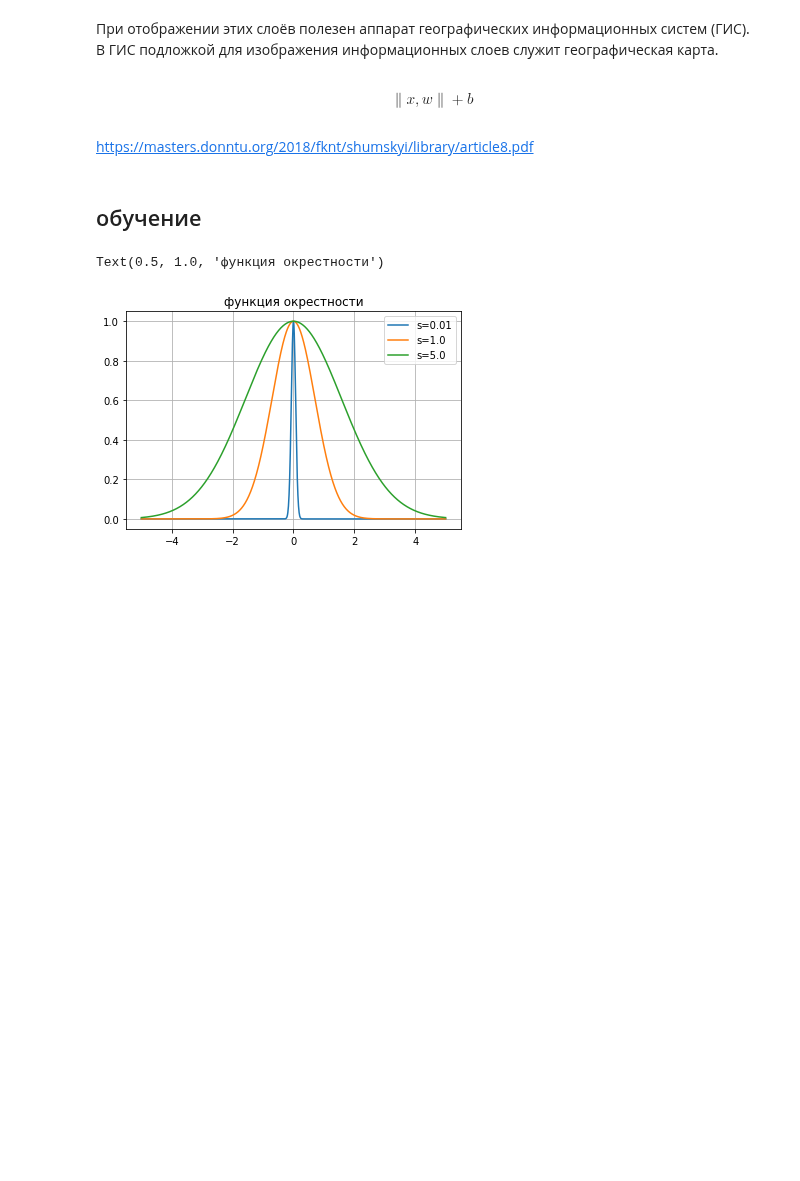
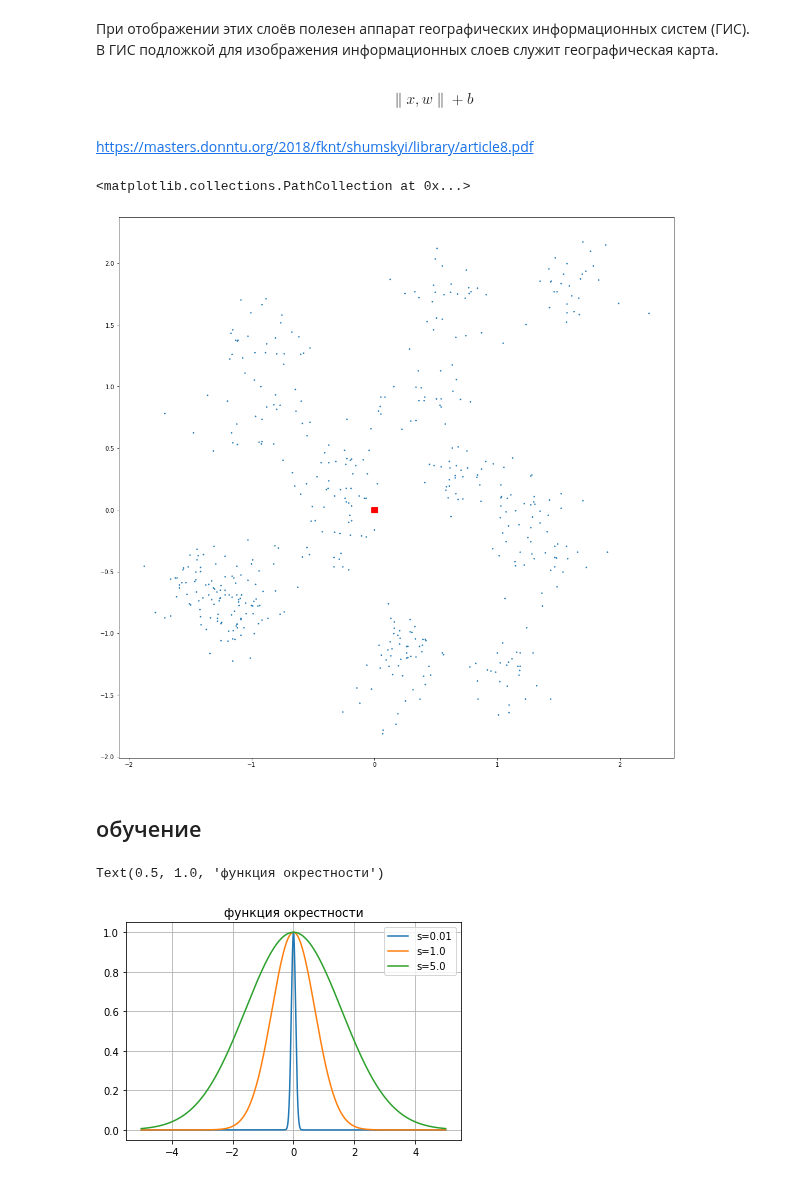
Before and after one commit to mechanoid5/ml_lectorium_legacy, a Jupyter notebook: examples/20-kohonen-ann/03-kohonen-neighbor-biases.ipynb, the cells around one changed output. Drawn from its saved outputs; the diff is of its cells as text; code cells hidden in the pictures; blank space fills up the shorter version.

```diff
--- a/examples/20-kohonen-ann/03-kohonen-neighbor-biases.ipynb
+++ b/examples/20-kohonen-ann/03-kohonen-neighbor-biases.ipynb
@@ -118,0 +143,4 @@ def weight_init(input_size,output_size):
+# %%
+from sklearn.preprocessing import StandardScaler
+
+X_train = StandardScaler().fit_transform(X)
@@ -119,3 +151,32 @@ def weight_init(input_size,output_size):
+# %%
+from itertools import product
+
+grid_size=(10,10)
+
+lim = np.vstack([ X_train.min(axis=0),X_train.max(axis=0)])
+w = np.array(list(product(
+    np.linspace(*lim[:,0],grid_size[0]),
+    np.linspace(*lim[:,1],grid_size[1])
+)))/100.
+
+# # инициализация параметров сети
+weight = [w,np.zeros(np.prod(grid_size))]
+
+def plot_map_2d(w,grid_size,ax):
+    r,c = grid_size
+#     ax.scatter(x=w[:,0],y=w[:,1],marker='*',color='y',s=30)
+    ax.scatter(x=w[:,0],y=w[:,1],marker='.',color='r',s=10)
+    w = w.reshape(grid_size+(2,))
+    for i in range(r): ax.plot(w[i,:,0],w[i,:,1],color='r',linestyle='dashed',linewidth=.5)
+    for j in range(c): ax.plot(w[:,j,0],w[:,j,1],color='r',linestyle='dashed',linewidth=.5)
+
+fig = plt.figure(figsize=(17,17))
+ax = fig.add_subplot()
+plot_map_2d(w,grid_size,ax)
+plt.scatter(X_train[:,0],X_train[:,1],s=10,marker='.')
+# %% [output]
+<matplotlib.collections.PathCollection at 0x...>
+[figure, added]
 # %% [markdown]
 ## обучение
 # %%
```
Also changed, not shown: parts of 21 cells of this notebook.
